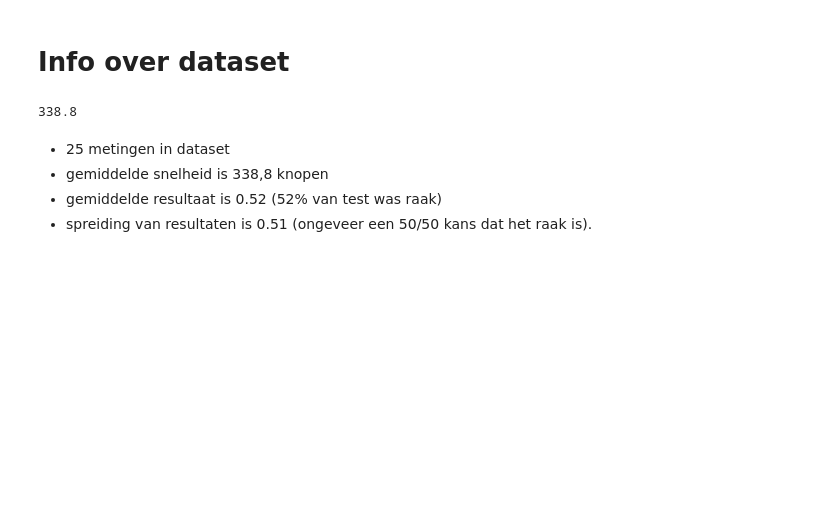
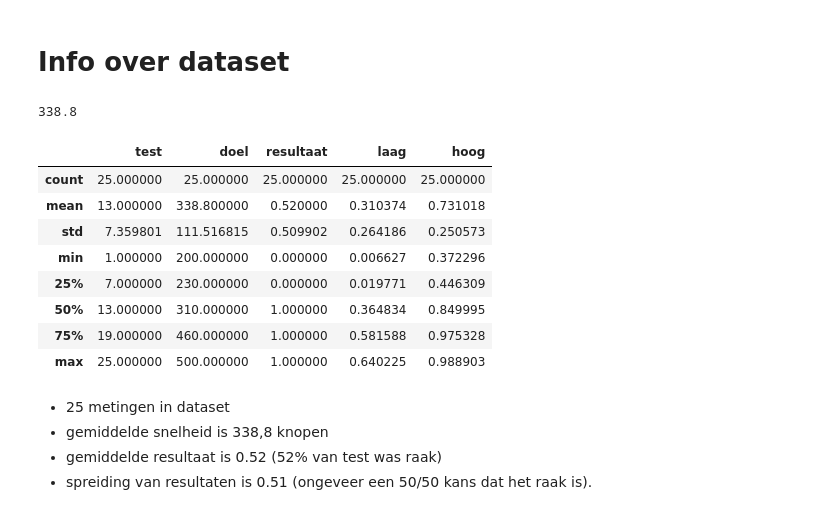
Before and after one commit to R4vante/School, a Jupyter notebook: Statistical_Learning/Data_Analyse/BOEM_raket.ipynb, the cells around one changed output. Cells and saved outputs as stored; diff of their text form; code cells hidden in the pictures; blank space fills up the shorter version.

```diff
--- a/Statistical_Learning/Data_Analyse/BOEM_raket.ipynb
+++ b/Statistical_Learning/Data_Analyse/BOEM_raket.ipynb
@@ -27,6 +28,18 @@ mean = df.doel.mean()
 mean
 # %% [output]
 338.8
+# %%
+df.describe()
+# %% [output]
+|  | test | doel | resultaat | laag | hoog |
+| count | 25.000000 | 25.000000 | 25.000000 | 25.000000 | 25.000000 |
+| mean | 13.000000 | 338.800000 | 0.520000 | 0.310374 | 0.731018 |
+| std | 7.359801 | 111.516815 | 0.509902 | 0.264186 | 0.250573 |
+| min | 1.000000 | 200.000000 | 0.000000 | 0.006627 | 0.372296 |
+| 25% | 7.000000 | 230.000000 | 0.000000 | 0.019771 | 0.446309 |
+| 50% | 13.000000 | 310.000000 | 1.000000 | 0.364834 | 0.849995 |
+| 75% | 19.000000 | 460.000000 | 1.000000 | 0.581588 | 0.975328 |
+| max | 25.000000 | 500.000000 | 1.000000 | 0.640225 | 0.988903 |
 # %% [markdown]
 - 25 metingen in dataset
 - gemiddelde snelheid is 338,8 knopen
```
Also changed, not shown: parts of 15 cells of this notebook, 10 other files.
